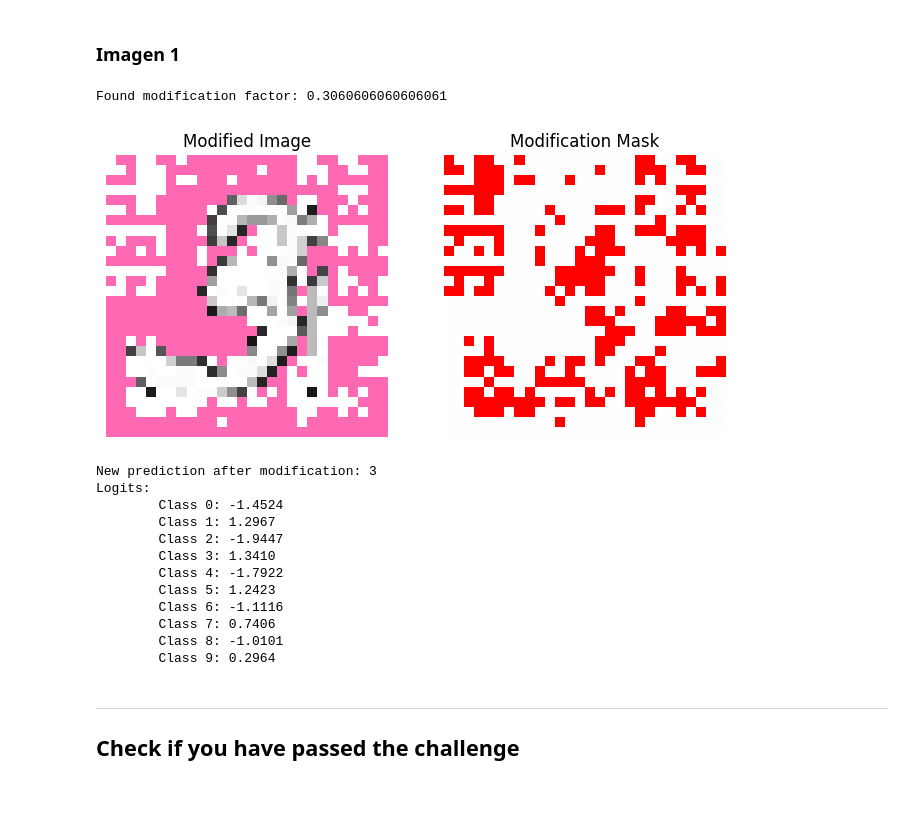
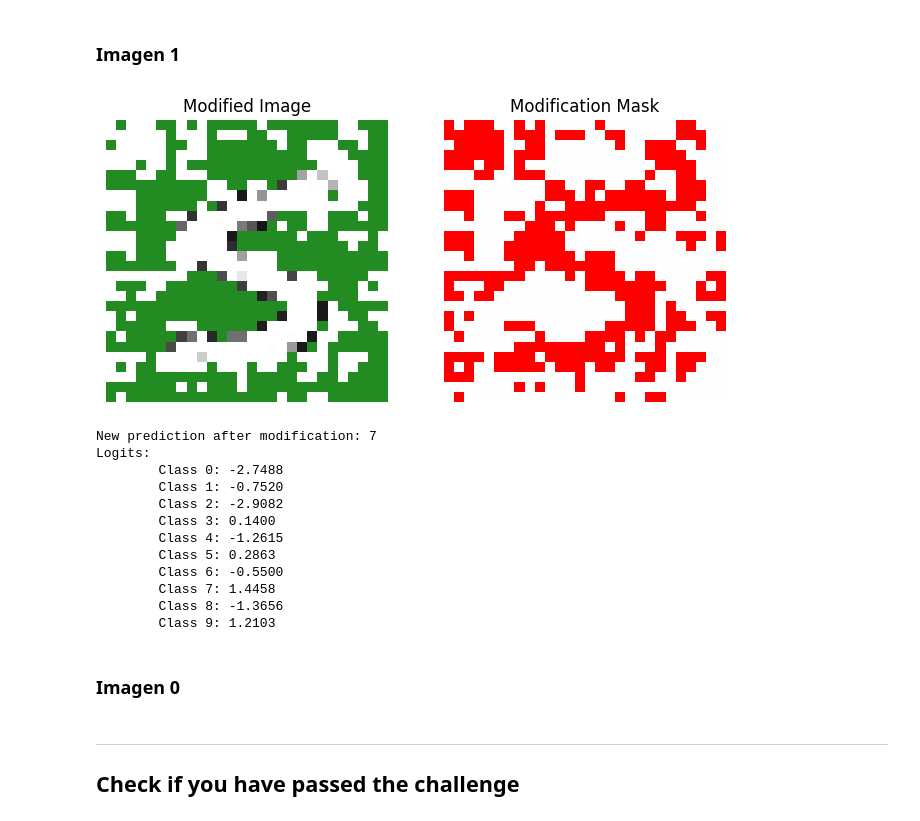
Before and after one commit to ICAI-IMAT-XAI/p2-computer-vision-nachoyadri, a Jupyter notebook: notebook/challenge.ipynb, the cells around one changed output. Saved outputs shown, nothing was run; the diff lists cells and outputs as text; code cells hidden in the pictures.

Commit message:
try modifying image 1 (la foto del 5)

```diff
--- a/notebook/challenge.ipynb
+++ b/notebook/challenge.ipynb
@@ -250,7 +250,7 @@ Logits:
 # %% [markdown]
 ### Imagen 1
 # %%
-image_idx = 2
+image_idx = 0
 
 possible_factors = np.linspace(0.1, 0.4, 100)
 
@@ -258,49 +258,52 @@ for factor in possible_factors:
     label, img = challenge_images[image_idx]
     # For the digits of ig_label which are (in absolute value) the largest, save the indices
     ig_true = ig_trues[image_idx]
+    ig_dif = ig_difs[image_idx]
+    ig_pred = ig_preds[image_idx]
     modified_img, mask_signed = int_grad_alter_img(img, ig_true, modification_factor=factor)
 
     # Make prediction on modified image
     with torch.no_grad():
         output = model(modified_img)
         pred = output.argmax(dim=1).item()
 
     if pred == label:
         print(f'Found modification factor: {factor}')
         break
 
 # Plot modified image and mask
 fig, axes = plt.subplots(1, 2, figsize=(8,4))
 axes[0].imshow(to_pil(modified_img.squeeze().cpu()))
 axes[0].set_title('Modified Image')
 axes[0].axis('off')
 axes[1].imshow(mask_signed.squeeze().cpu(), cmap='bwr', vmin=-1, vmax=1)
 axes[1].set_title('Modification Mask')
 axes[1].axis('off')
 plt.show()
 
 
 print(f'New prediction after modification: {pred}')
 logits_dict = {i: logit for i, logit in enumerate(output.cpu().numpy()[0])}
 print(f"Logits:")
 for i, logit in logits_dict.items():
     print(f"\tClass {i}: {logit:.4f}")
 
 # Save modified image
 modified_img_pil = to_pil(modified_img.squeeze().cpu())
 modified_img_pil.save(f"{challenge_dir / 'edited' /challenge_paths[image_idx].stem}.png")
 # %% [output]
+[figure, new version]
-Found modification factor: 0.3060606060606061
+New prediction after modification: 7
+Logits:
+        Class 0: -2.7488
+        Class 1: -0.7520
+        Class 2: -2.9082
+        Class 3: 0.1400
+        Class 4: -1.2615
+        Class 5: 0.2863
+        Class 6: -0.5500
+        Class 7: 1.4458
+        Class 8: -1.3656
+        Class 9: 1.2103
-[figure, old version]
-New prediction after modification: 3
-Logits:
-        Class 0: -1.4524
-        Class 1: 1.2967
-        Class 2: -1.9447
-        Class 3: 1.3410
-        Class 4: -1.7922
-        Class 5: 1.2423
-        Class 6: -1.1116
-        Class 7: 0.7406
-        Class 8: -1.0101
-        Class 9: 0.2964
+# %% [markdown]
+### Imagen 0
```
Also changed, not shown: parts of 4 cells of this notebook.
